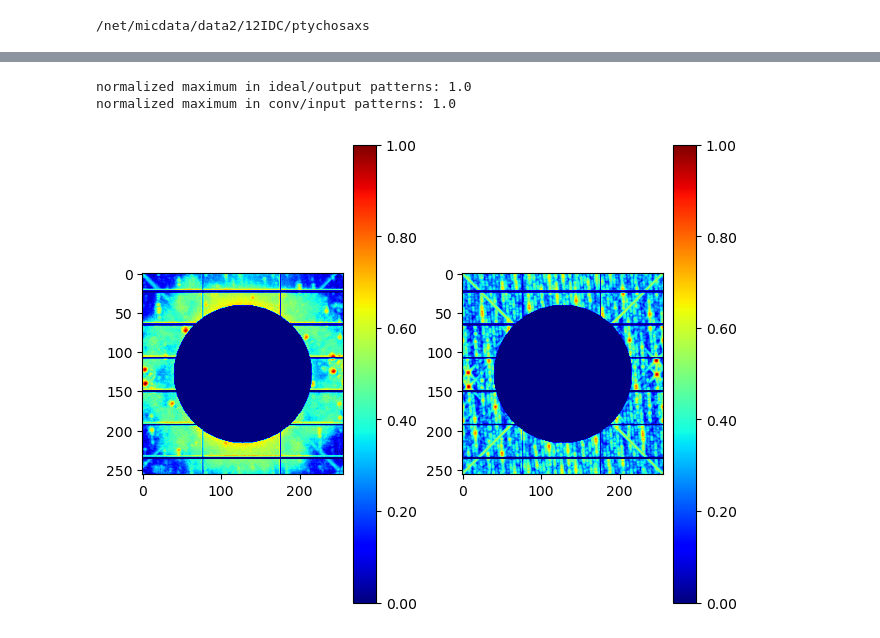
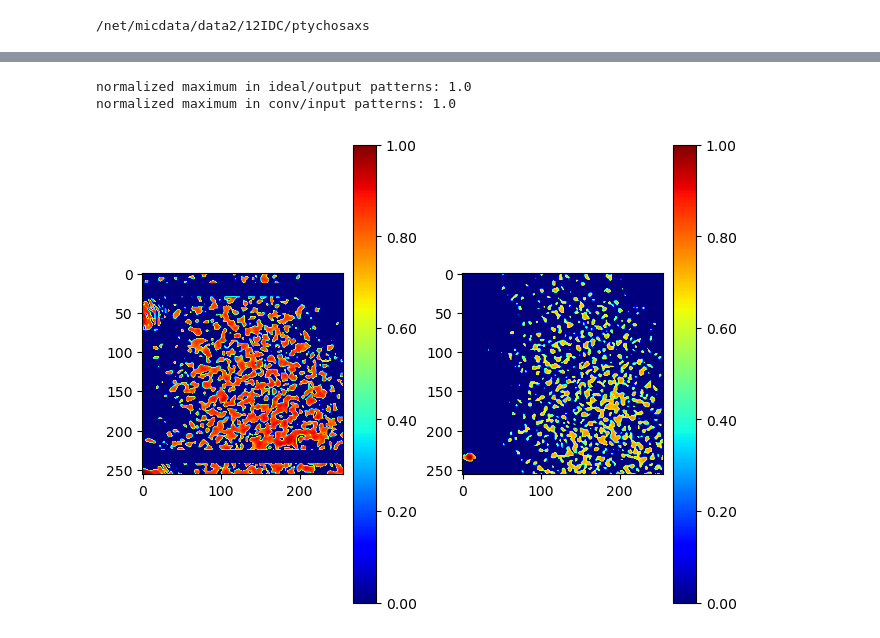
Before and after one commit to jmccourt11/deconvolutionNN, a Jupyter notebook: notebooks/preprocess/normalization RC02_R3D_.ipynb, the cells around one changed output, grey strips where cells are left out. Drawn from its saved outputs; the diff is of its cells as text; code cells hidden in the pictures.

```diff
--- a/notebooks/preprocess/normalization RC02_R3D_.ipynb
+++ b/notebooks/preprocess/normalization RC02_R3D_.ipynb
@@ -161,20 +163,22 @@ print('Loading data...')
 with h5py.File(output_file, "r") as h5f:
     # Get the keys (dataset names)
     dataset_keys = list(h5f.keys())
-    num_datasets = len(dataset_keys) //3 #// 2  # Assuming convDP and pinholeDP pairs
+    num_datasets = len(dataset_keys) //4 #// 2  # Assuming convDP and pinholeDP pairs
     print(f'{num_datasets} diffraction patterns')
     # Initialize empty lists for the data
     conv_DPs = []
     pinhole_DPs = []
-    pinhole_DPs_extra_conv = []
+    #conv_DPs_pinhole = []
+    #pinhole_DPs_extra_conv = []
     # Number of diffration patterns
     numDPs = max_dps#10800#10000
 
     # Use tqdm for progress tracking
     for i in tqdm(range(num_datasets)[:numDPs], desc="Loading HDF5 datasets"):
         conv_DPs.append(h5f[f"convDP_{i}"][:])  # Load convDP dataset
-        #pinhole_DPs.append(h5f[f"pinholeDP_{i}"][:])  # Load pinholeDP dataset
-        pinhole_DPs.append(h5f[f"pinholeDP_raw_FFT_{i}"][:])  # Load pinholeDP_extra_conv dataset
+        #conv_DPs.append(h5f[f"convDP_pinhole_{i}"][:])  # Load convDP_pinhole dataset
+        pinhole_DPs.append(h5f[f"pinholeDP_{i}"][:])  # Load pinholeDP dataset
+        #pinhole_DPs.append(h5f[f"pinholeDP_extra_conv_{i}"][:])  # Load pinholeDP_extra_conv dataset
 
 # convert to np arrays
 conv_DPs=np.asarray(conv_DPs)
@@ -218,7 +276,7 @@ def create_circular_waxs_mask_min_value(image, radius):
     return masked_image
 
 # Load your detector mask as before
-detector_mask = ~np.load(os.path.abspath(os.path.join(os.getcwd(), '../../data/mask/mask_RC02_R3D_1280.npy')))
+# detector_mask = ~np.load(os.path.abspath(os.path.join(os.getcwd(), '../../data/mask/mask_RC02_R3D_1280.npy')))
 
 # Apply both masks to each image
 processed_conv_DPs = []
@@ -227,12 +285,20 @@ processed_ideal_DPs = []
 # Define the radius for the WAXS mask
 radius = 88#64
 
-waxs_mask=True
+apply_detector_mask=False
+waxs_mask=False
+
+
+
 # Process each image
-for i in tqdm(range(len(conv_DPs))):
-    # First apply the detector mask
-    masked_conv = apply_mask(conv_DPs[i], ~detector_mask)
-    masked_ideal = apply_mask(ideal_DPs[i],~detector_mask)
+for i in tqdm(range(len(conv_DPs_test))):
+    if apply_detector_mask:
+        # First apply the detector mask
+        masked_conv = apply_mask(conv_DPs_test[i], np.ones(conv_DPs_test[i].shape))#~detector_mask)
+        masked_ideal = apply_mask(ideal_DPs_test[i], np.ones(ideal_DPs_test[i].shape))#~detector_mask)
+    else:
+        masked_conv=conv_DPs_test[i]
+        masked_ideal=ideal_DPs_test[i]
     #masked_ideal=ideal_DPs[i]
 
 
@@ -377,31 +445,24 @@ maximum in conv patterns: 0.5936734299504315
 # %%
 # Scale factors
 
 #NORMALIZE OUTPUT FROM 0 to 1
 ideal_scale_factors=np.asarray([(np.max(a)-np.min(a)) for a in amp_ideal_red])
 ideal_constants=np.asarray([(np.min(a)) for a in amp_ideal_red])
 amp_ideal_red=np.asarray([(a-np.min(a))/(np.max(a)-np.min(a)) for a in amp_ideal_red])
 
 # #NORMALIZE INPUT FROM 0 to 1
 conv_scale_factors=np.asarray([(np.max(a)-np.min(a)) for a in amp_conv_red])
 conv_constants=np.asarray([(np.min(a)) for a in amp_conv_red])
 amp_conv_red=np.asarray([(a-np.min(a))/(np.max(a)-np.min(a)) for a in amp_conv_red])
 
 # #NORMALIZE INPUT FROM 0 to 1
 probe_scale_factors=np.asarray([(np.max(a)-np.min(a)) for a in amp_probe_red])
 probe_constants=np.asarray([(np.min(a)) for a in amp_probe_red])
 amp_probe_red=np.asarray([(a-np.min(a))/(np.max(a)-np.min(a)) for a in amp_probe_red])
 
 print(f'normalized maximum in ideal/output patterns: {np.max(amp_ideal_red[0])}')
 print(f'normalized maximum in conv/input patterns: {np.max(amp_conv_red[0])}')
-
-fig,ax=plt.subplots(1,2,layout='constrained')
-im1=ax[1].imshow(amp_ideal_red[0])#,norm=colors.LogNorm())
-plt.colorbar(im1, ax=ax[1], format='%.2f')
-im2=ax[0].imshow(amp_conv_red[0])#,norm=colors.LogNorm())
-plt.colorbar(im2, ax=ax[0], format='%.2f')
-plt.show()
 # %% [output]
 normalized maximum in ideal/output patterns: 1.0
 normalized maximum in conv/input patterns: 1.0
-[figure, old version]
+[figure, new version]
```
Also changed, not shown: parts of 9 cells of this notebook, 13 other files.
